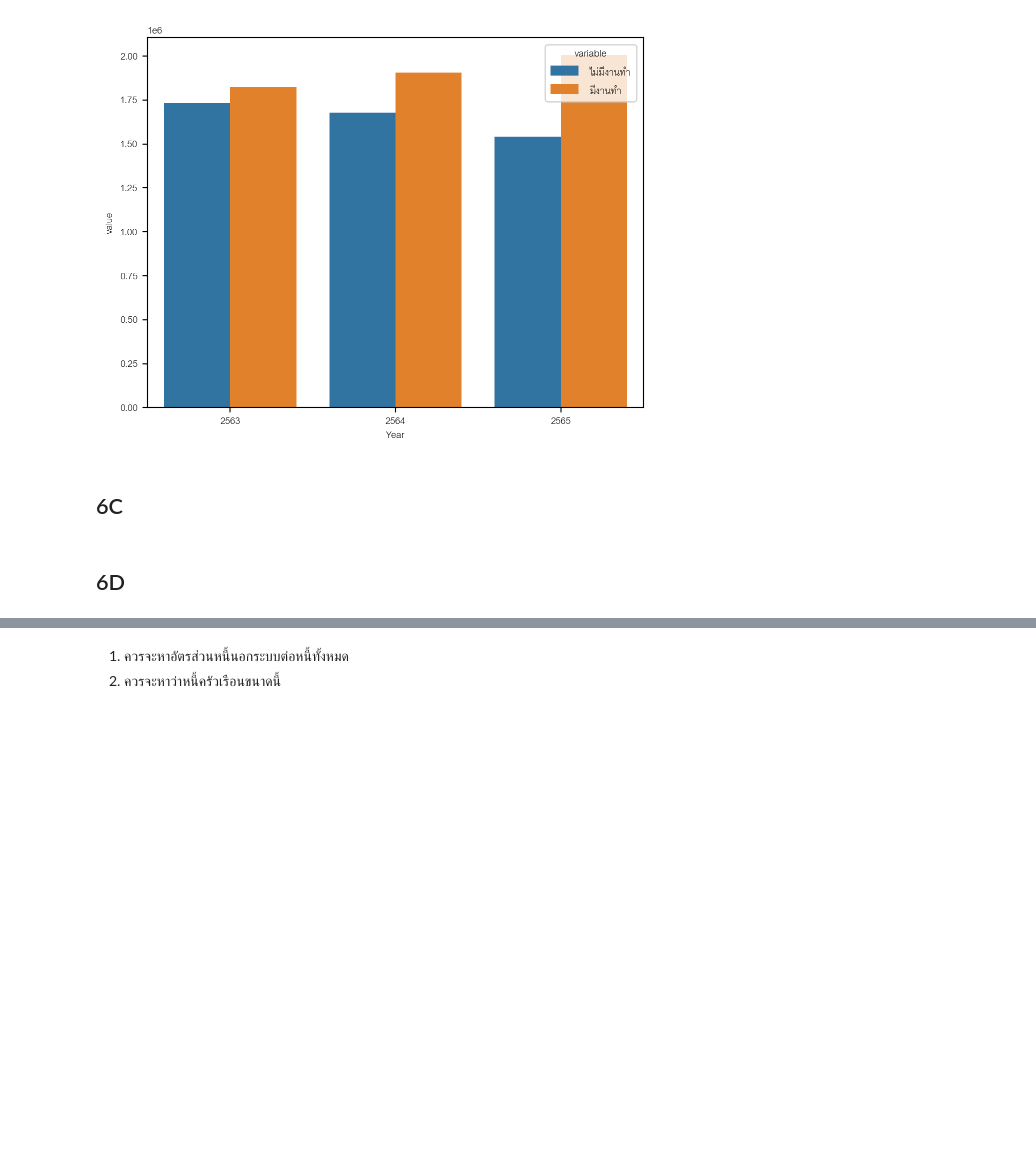
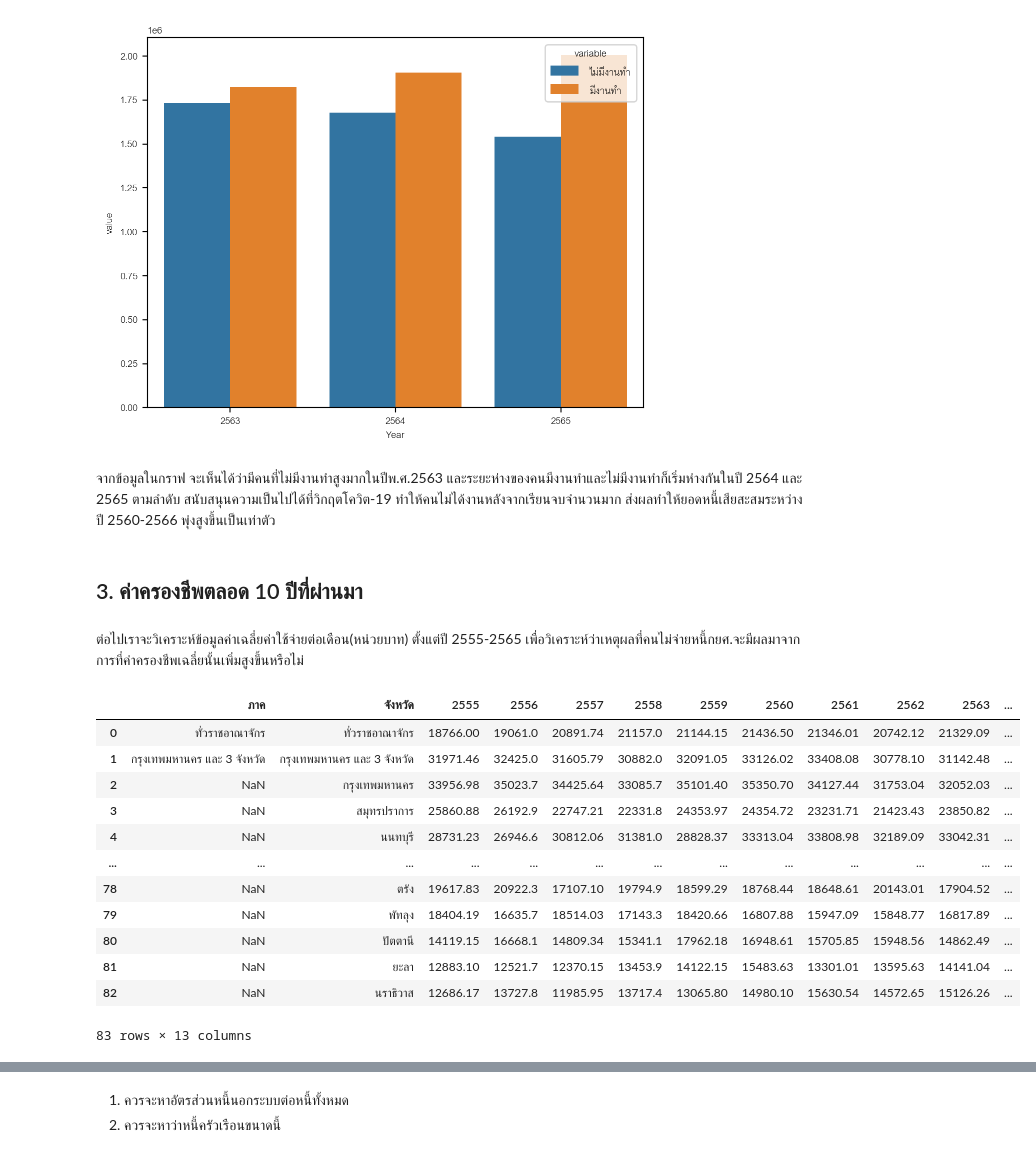
Before and after one commit to purachai-phonwisut/student-loan-analysis, a Jupyter notebook: notebook/pun.ipynb, the cells around one changed output, grey strips where cells are left out. Cells and saved outputs as stored; diff of their text form; code cells hidden in the pictures; blank space fills up the shorter version.

```diff
--- a/notebook/pun.ipynb
+++ b/notebook/pun.ipynb
@@ -106,7 +116,26 @@ sns.barplot(data=melt_df3, x='Year', y='value', hue='variable')
 # %% [output]
 <Axes: xlabel='Year', ylabel='value'>
 [figure]
-# %% [markdown]
-## 6C
-# %% [markdown]
-## 6D
+# %% [markdown]
+จากข้อมูลในกราฟ จะเห็นได้ว่ามีคนที่ไม่มีงานทำสูงมากในปีพ.ศ.2563 และระยะห่างของคนมีงานทำและไม่มีงานทำก็เริ่มห่างกันในปี 2564 และ 2565 ตามลำดับ สนับสนุนความเป็นไปได้ที่วิกฤตโควิต-19 ทำให้คนไม่ได้งานหลังจากเรียนจบจำนวนมาก ส่งผลทำให้ยอดหนี้เสียสะสมระหว่างปี 2560-2566 พุ่งสูงขึ้นเป็นเท่าตัว
+# %% [markdown]
+## 3. ค่าครองชีพตลอด 10 ปีที่ผ่านมา
+# %% [markdown]
+ต่อไปเราจะวิเคราะห์ข้อมูลค่าเฉลี่ยค่าใช้จ่ายต่อเดือน(หน่วยบาท) ตั้งแต่ปี 2555-2565 เพื่อวิเคราะห์ว่าเหตุผลที่คนไม่จ่ายหนี้กยศ.จะมีผลมาจากการที่ค่าครองชีพเฉลี่ยนั้นเพิ่มสูงขึ้นหรือไม่
+# %%
+df1=pd.read_excel("https://www.nso.go.th/nsoweb/downloadFile/stat_impt/jA/file_xls_th", skiprows=2, skipfooter=1)
+df1
+# %% [output]
+|  | ภาค | จังหวัด | 2555 | 2556 | 2557 | 2558 | 2559 | 2560 | 2561 | 2562 | 2563 | ... |
+| 0 | ทั่วราชอาณาจักร | ทั่วราชอาณาจักร | 18766.00 | 19061.0 | 20891.74 | 21157.0 | 21144.15 | 21436.50 | 21346.01 | 20742.12 | 21329.09 | ... |
+| 1 | กรุงเทพมหานคร และ 3 จังหวัด | กรุงเทพมหานคร และ 3 จังหวัด | 31971.46 | 32425.0 | 31605.79 | 30882.0 | 32091.05 | 33126.02 | 33408.08 | 30778.10 | 31142.48 | ... |
+| 2 | NaN | กรุงเทพมหานคร | 33956.98 | 35023.7 | 34425.64 | 33085.7 | 35101.40 | 35350.70 | 34127.44 | 31753.04 | 32052.03 | ... |
+| 3 | NaN | สมุทรปราการ | 25860.88 | 26192.9 | 22747.21 | 22331.8 | 24353.97 | 24354.72 | 23231.71 | 21423.43 | 23850.82 | ... |
+| 4 | NaN | นนทบุรี | 28731.23 | 26946.6 | 30812.06 | 31381.0 | 28828.37 | 33313.04 | 33808.98 | 32189.09 | 33042.31 | ... |
+| ... | ... | ... | ... | ... | ... | ... | ... | ... | ... | ... | ... | ... |
+| 78 | NaN | ตรัง | 19617.83 | 20922.3 | 17107.10 | 19794.9 | 18599.29 | 18768.44 | 18648.61 | 20143.01 | 17904.52 | ... |
+| 79 | NaN | พัทลุง | 18404.19 | 16635.7 | 18514.03 | 17143.3 | 18420.66 | 16807.88 | 15947.09 | 15848.77 | 16817.89 | ... |
+| 80 | NaN | ปัตตานี | 14119.15 | 16668.1 | 14809.34 | 15341.1 | 17962.18 | 16948.61 | 15705.85 | 15948.56 | 14862.49 | ... |
+| 81 | NaN | ยะลา | 12883.10 | 12521.7 | 12370.15 | 13453.9 | 14122.15 | 15483.63 | 13301.01 | 13595.63 | 14141.04 | ... |
+| 82 | NaN | นราธิวาส | 12686.17 | 13727.8 | 11985.95 | 13717.4 | 13065.80 | 14980.10 | 15630.54 | 14572.65 | 15126.26 | ... |
+83 rows × 13 columns
```
Also changed, not shown: parts of 28 cells of this notebook, 1 other file.
